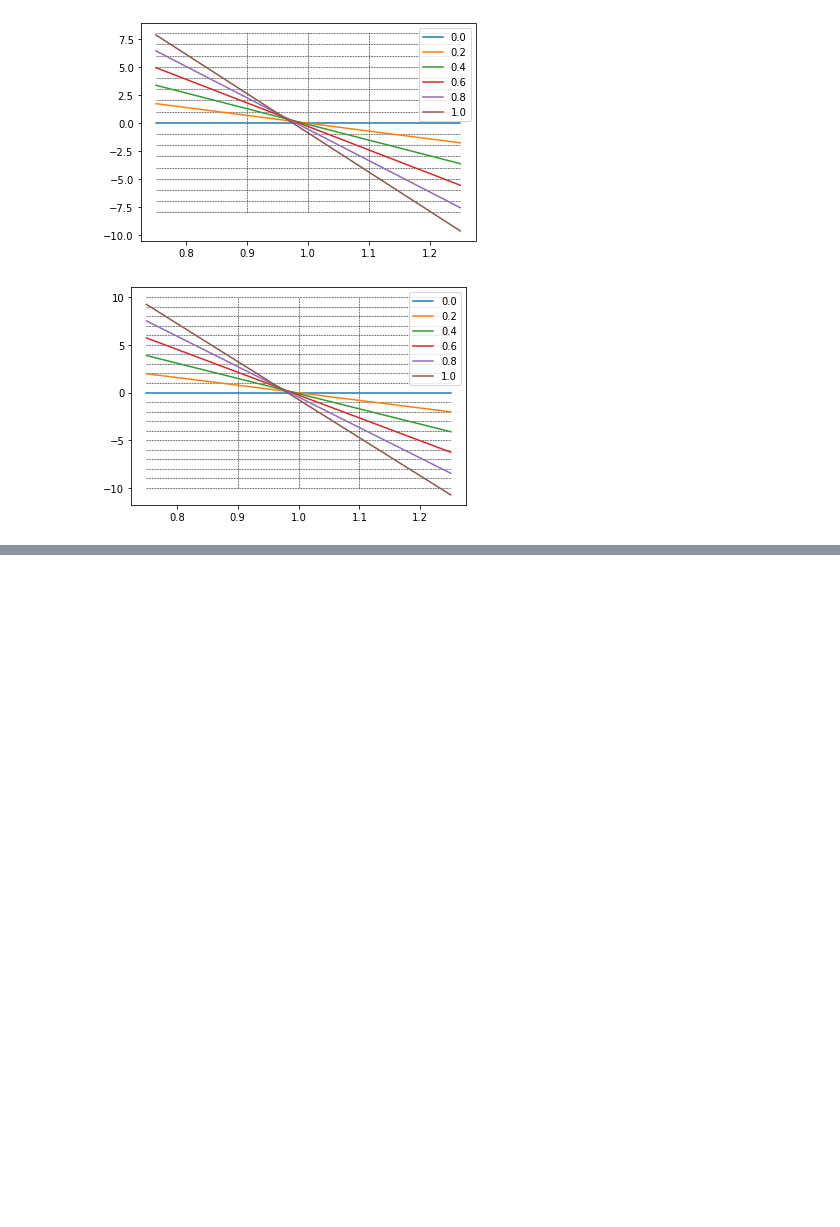
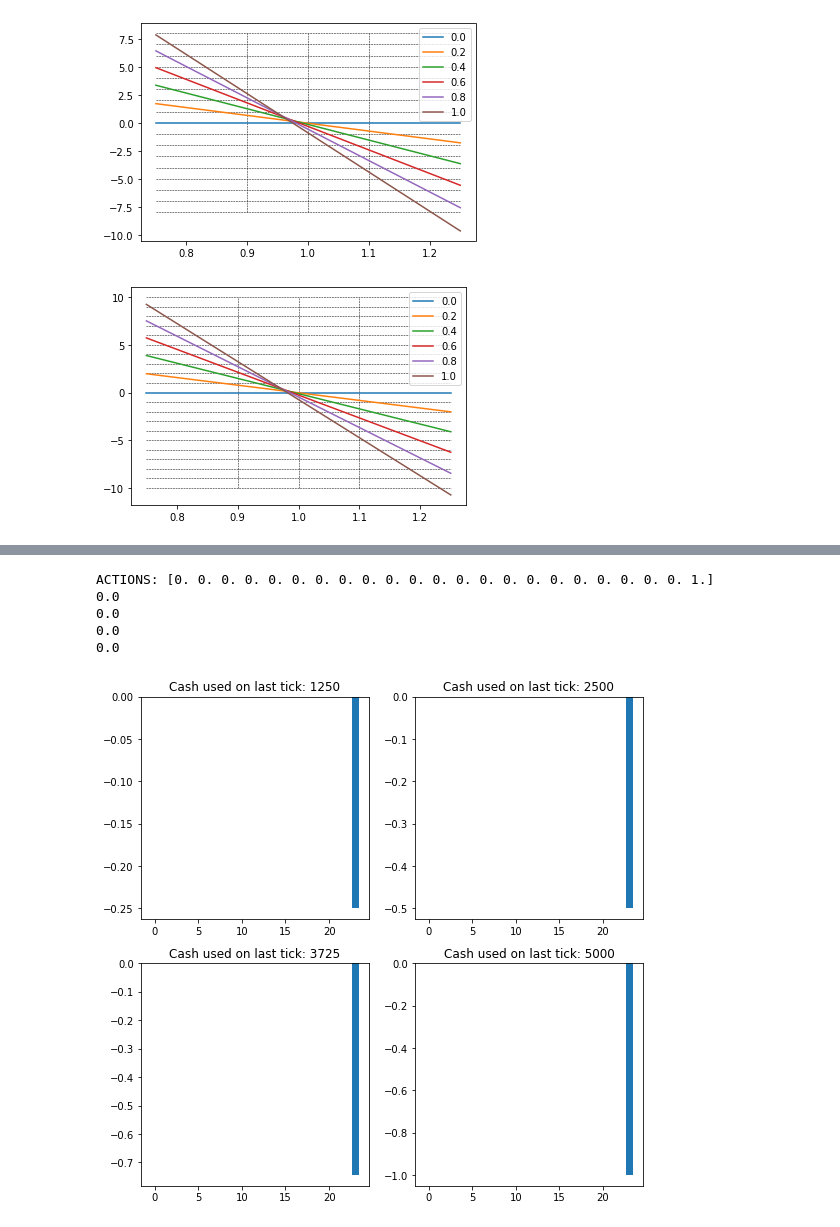
Before and after one commit to iusztinpaul/yacht, a Jupyter notebook: notebooks/opd_reward_functions.ipynb, the cells around one changed output, grey strips where cells are left out. Drawn from its saved outputs; the diff is of its cells as text; code cells hidden in the pictures; blank space fills up the shorter version.

```diff
--- a/notebooks/opd_reward_functions.ipynb
+++ b/notebooks/opd_reward_functions.ipynb
@@ -212,0 +308,9 @@ plot_aggregated(reward_scaling_price=40, reward_scaling_action=0.75, actions=(0.
+# %%
+plot_reward_funcs(ACTIONS[2])
+# %% [output]
+ACTIONS: [0. 0. 0. 0. 0. 0. 0. 0. 0. 0. 0. 0. 0. 0. 0. 0. 0. 0. 0. 0. 0. 0. 1.]
+0.0
+0.0
+0.0
+0.0
+[figure, added]
```
Also changed, not shown: parts of 7 cells of this notebook, 6 other files.
